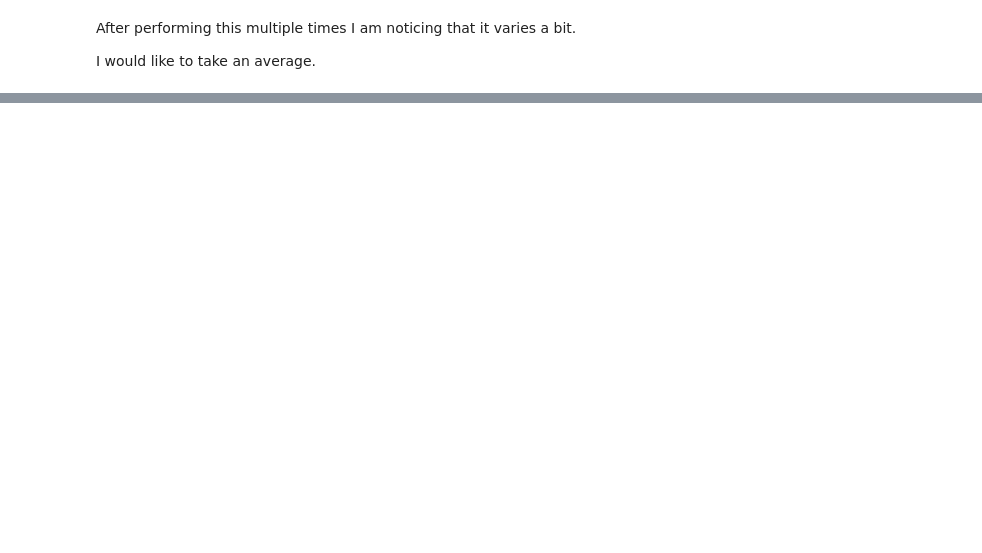
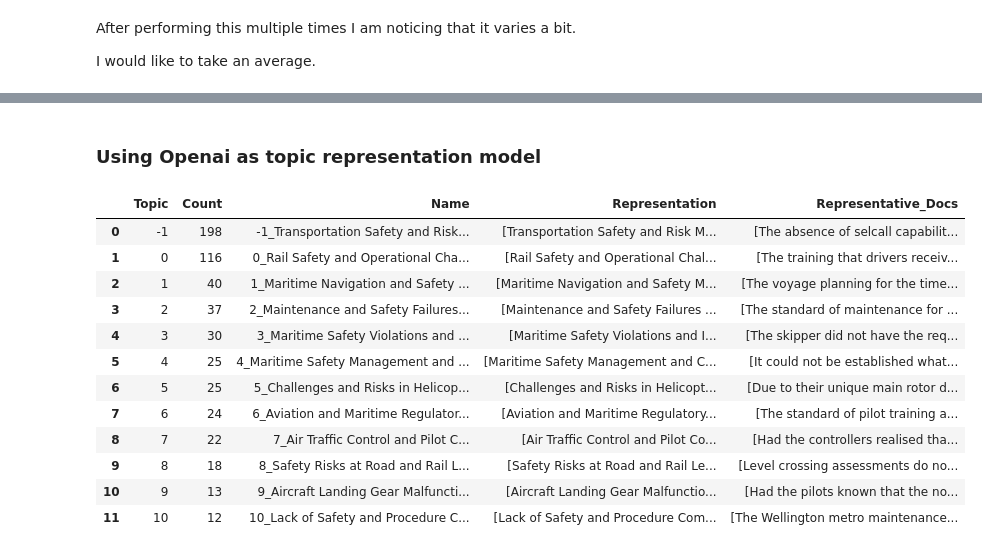
Before and after one commit to 1jamesthompson1/TAIC-report-summary, a Jupyter notebook: notebooks/safety themes_from_safety_issues/safety_themes_from_safety_issues.ipynb, the cells around one changed output, grey strips where cells are left out. Saved outputs shown, nothing was run; the diff lists cells and outputs as text; code cells hidden in the pictures; blank space fills up the shorter version.

```diff
--- a/notebooks/safety themes_from_safety_issues/safety_themes_from_safety_issues.ipynb
+++ b/notebooks/safety themes_from_safety_issues/safety_themes_from_safety_issues.ipynb
@@ -249,0 +411,32 @@ I would like to take an average.
+# %% [markdown]
+### Using Openai as topic representation model
+# %%
+from bertopic.representation import OpenAI
+
+client = openai.OpenAI(api_key=os.getenv("OPENAI_API_KEY"))
+
+representation_model = OpenAI(
+    client,
+    model="gpt-4-turbo",
+    chat=True,
+    nr_docs = 50)
+
+topic_model = BERTopic(representation_model=representation_model)
+
+topics, probs = topic_model.fit_transform(safety_issues_df['si'])
+
+topic_model.get_topic_info()
+# %% [output]
+|  | Topic | Count | Name | Representation | Representative_Docs |
+| 0 | -1 | 198 | -1_Transportation Safety and Risk... | [Transportation Safety and Risk M... | [The absence of selcall capabilit... |
+| 1 | 0 | 116 | 0_Rail Safety and Operational Cha... | [Rail Safety and Operational Chal... | [The training that drivers receiv... |
+| 2 | 1 | 40 | 1_Maritime Navigation and Safety ... | [Maritime Navigation and Safety M... | [The voyage planning for the time... |
+| 3 | 2 | 37 | 2_Maintenance and Safety Failures... | [Maintenance and Safety Failures ... | [The standard of maintenance for ... |
+| 4 | 3 | 30 | 3_Maritime Safety Violations and ... | [Maritime Safety Violations and I... | [The skipper did not have the req... |
+| 5 | 4 | 25 | 4_Maritime Safety Management and ... | [Maritime Safety Management and C... | [It could not be established what... |
+| 6 | 5 | 25 | 5_Challenges and Risks in Helicop... | [Challenges and Risks in Helicopt... | [Due to their unique main rotor d... |
+| 7 | 6 | 24 | 6_Aviation and Maritime Regulator... | [Aviation and Maritime Regulatory... | [The standard of pilot training a... |
+| 8 | 7 | 22 | 7_Air Traffic Control and Pilot C... | [Air Traffic Control and Pilot Co... | [Had the controllers realised tha... |
+| 9 | 8 | 18 | 8_Safety Risks at Road and Rail L... | [Safety Risks at Road and Rail Le... | [Level crossing assessments do no... |
+| 10 | 9 | 13 | 9_Aircraft Landing Gear Malfuncti... | [Aircraft Landing Gear Malfunctio... | [Had the pilots known that the no... |
+| 11 | 10 | 12 | 10_Lack of Safety and Procedure C... | [Lack of Safety and Procedure Com... | [The Wellington metro maintenance... |
```
Also changed, not shown: parts of 22 cells of this notebook, 2 other files.
